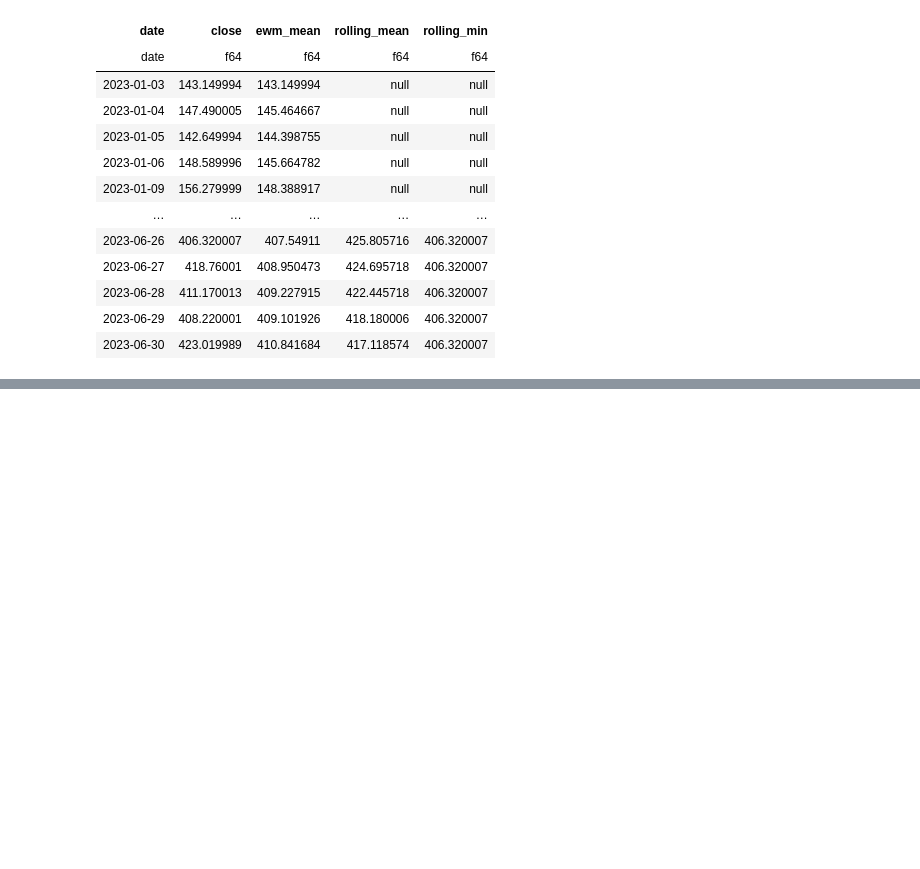
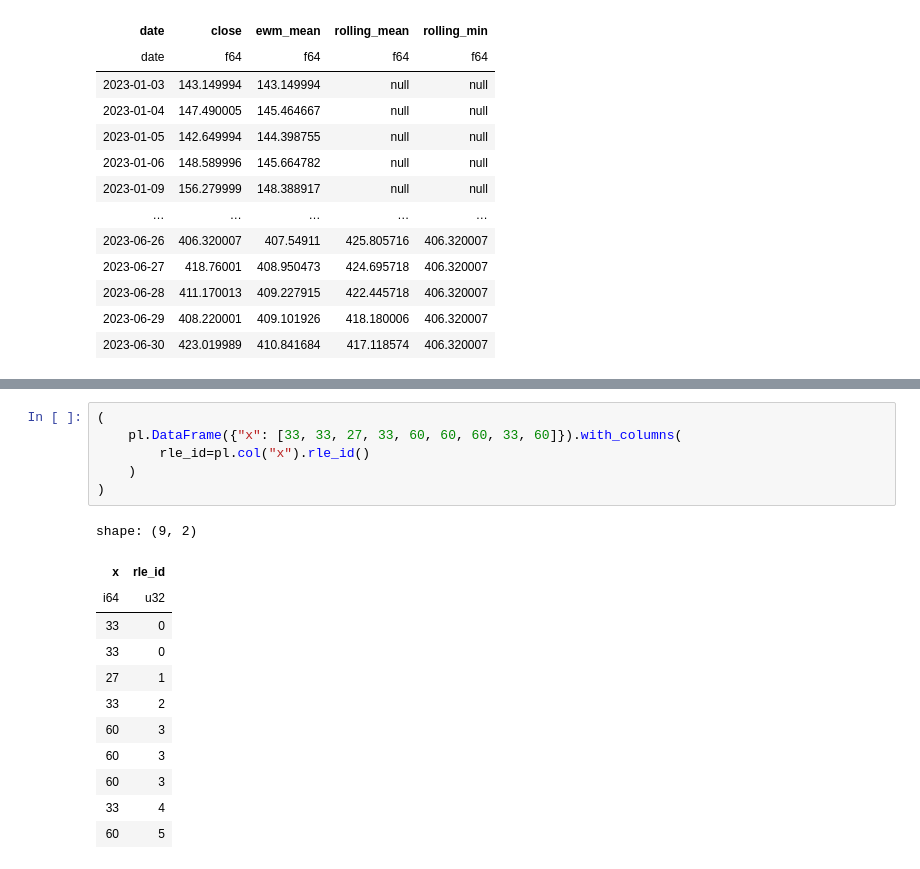
Before and after one commit to Sechi42/Polars, a Jupyter notebook: Chapter_8/Notebook_8.ipynb, the cells around one changed output, grey strips where cells are left out. Cells and saved outputs as stored; diff of their text form; blank space fills up the shorter version.

```diff
--- a/Chapter_8/Notebook_8.ipynb
+++ b/Chapter_8/Notebook_8.ipynb
@@ -473,0 +519,19 @@ from plotnine import *
+# %%
+(
+    pl.DataFrame({"x": [33, 33, 27, 33, 60, 60, 60, 33, 60]}).with_columns(
+        rle_id=pl.col("x").rle_id()
+    )
+)
+# %% [output]
+shape: (9, 2)
+| x | rle_id |
+| i64 | u32 |
+| 33 | 0 |
+| 33 | 0 |
+| 27 | 1 |
+| 33 | 2 |
+| 60 | 3 |
+| 60 | 3 |
+| 60 | 3 |
+| 33 | 4 |
+| 60 | 5 |
```
Also changed, not shown: parts of 17 cells of this notebook, 1 other file.
